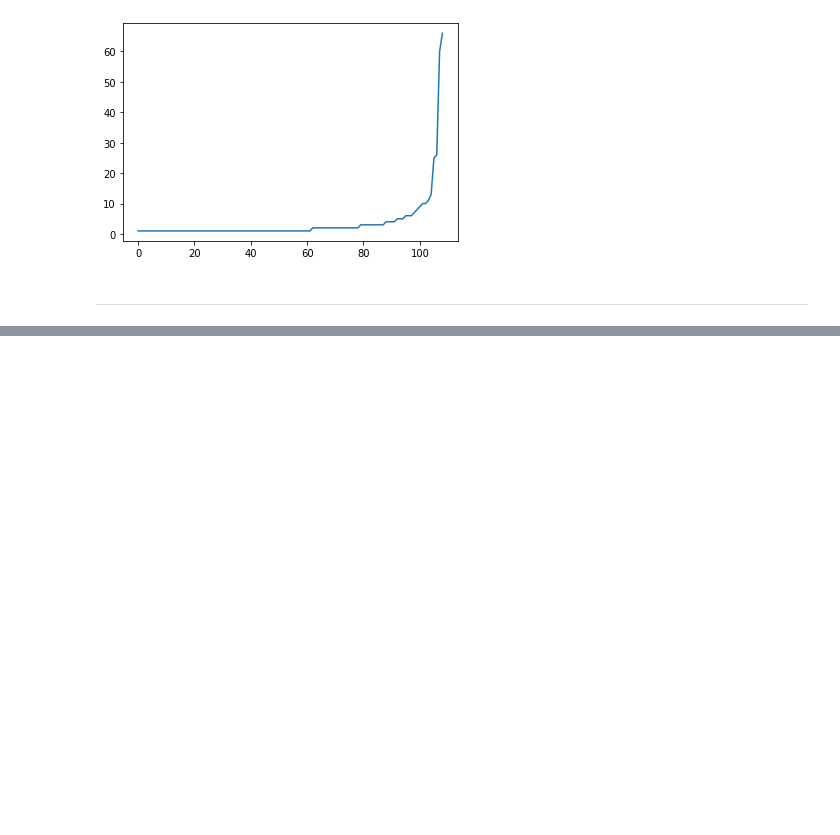
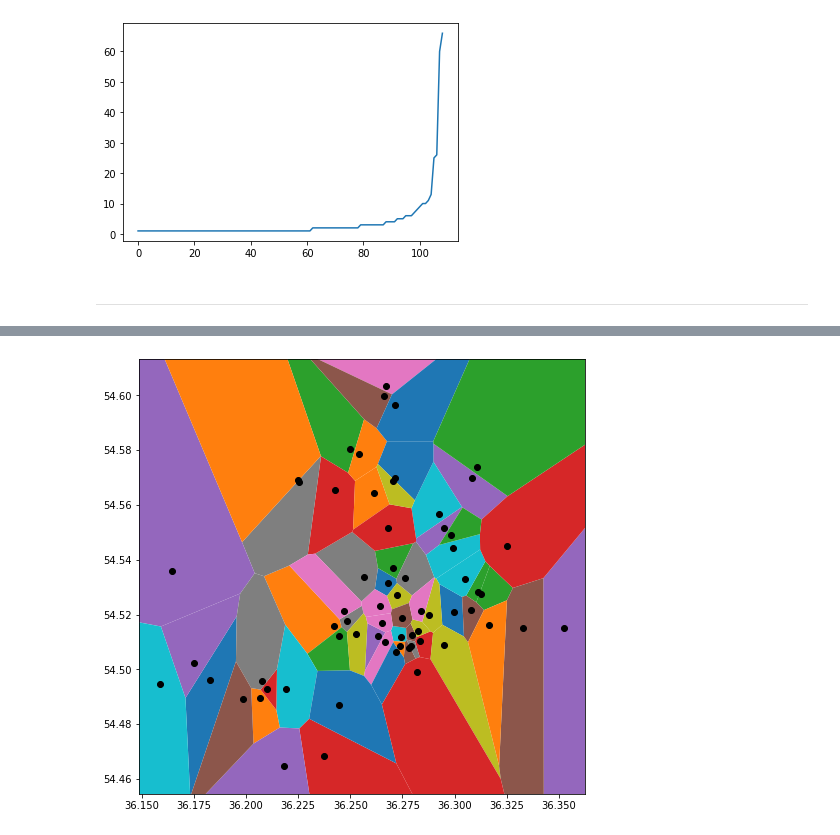
Before and after one commit to PPnP/HackChange, a Jupyter notebook: DataAnalysis/Primary_analysis.ipynb, the cells around one changed output, grey strips where cells are left out. Cells and saved outputs as stored; diff of their text form; code cells hidden in the pictures; blank space fills up the shorter version.

```diff
--- a/DataAnalysis/Primary_analysis.ipynb
+++ b/DataAnalysis/Primary_analysis.ipynb
@@ -116,0 +252,4 @@ ax = sns.heatmap(abs(correl_data.corr()), cmap="YlGnBu")
+# %%
+city_plot_all('калуга')
+# %% [output]
+[figure, added]
```
Also changed, not shown: parts of 15 cells of this notebook, 1 other file.
